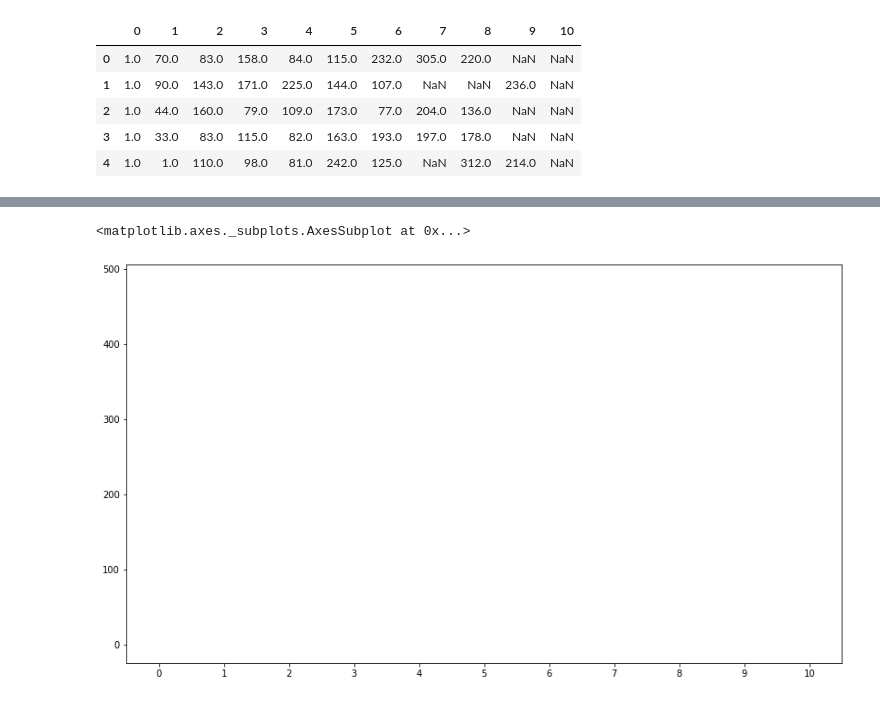
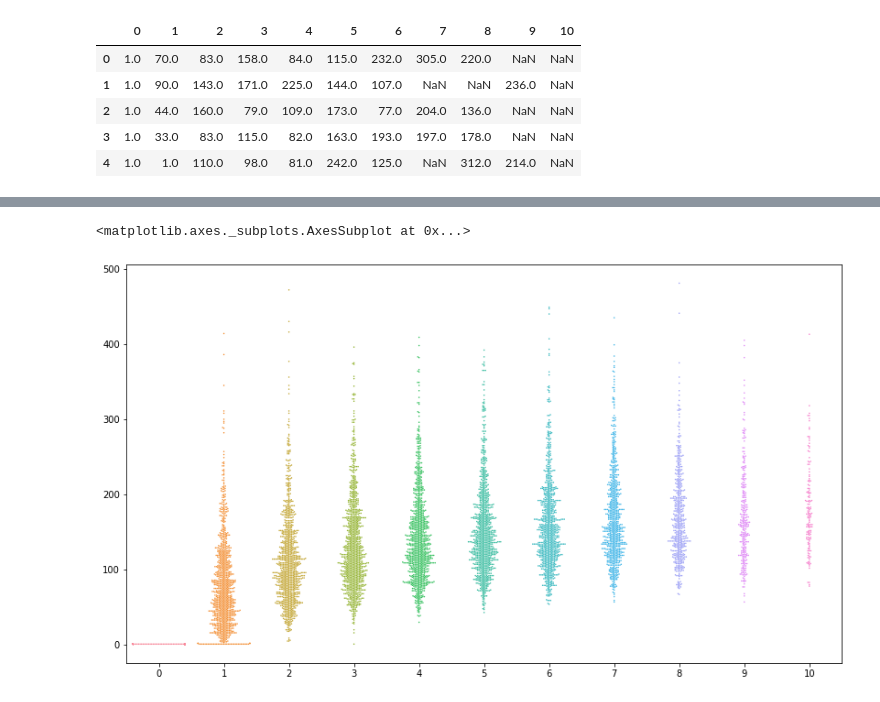
Before and after one commit to jncarpen/NEVR3004, a Jupyter notebook: Hopfield/generateFigs_test.ipynb, the cells around one changed output, grey strips where cells are left out. Saved outputs shown, nothing was run; the diff lists cells and outputs as text; code cells hidden in the pictures.

```diff
--- a/Hopfield/generateFigs_test.ipynb
+++ b/Hopfield/generateFigs_test.ipynb
@@ -32,8 +28,8 @@ sns.stripplot(data=df, size=1.25, edgecolor='black')
-# %%
-a4_dims = (14, 8)
-fig, ax = plt.subplots(figsize=a4_dims)
-#sns.violinplot(ax = ax, data=df, inner=None)
-sns.swarmplot(ax=ax, data=df, size = 1.5, color ="white", edgecolor="black")
-# %% [output]
-<matplotlib.axes._subplots.AxesSubplot at 0x...>
-[figure, removed]
+# %%
+# generate categorical scatterplot with non-overlapping points
+
+a4_dims = (14, 8) # scale figure
+sns.swarmplot(ax=ax, data=df, size = 1.5)
+# %% [output]
+<matplotlib.axes._subplots.AxesSubplot at 0x...>
+[figure, added]
```
Also changed, not shown: parts of 2 cells of this notebook, 9 other files.
